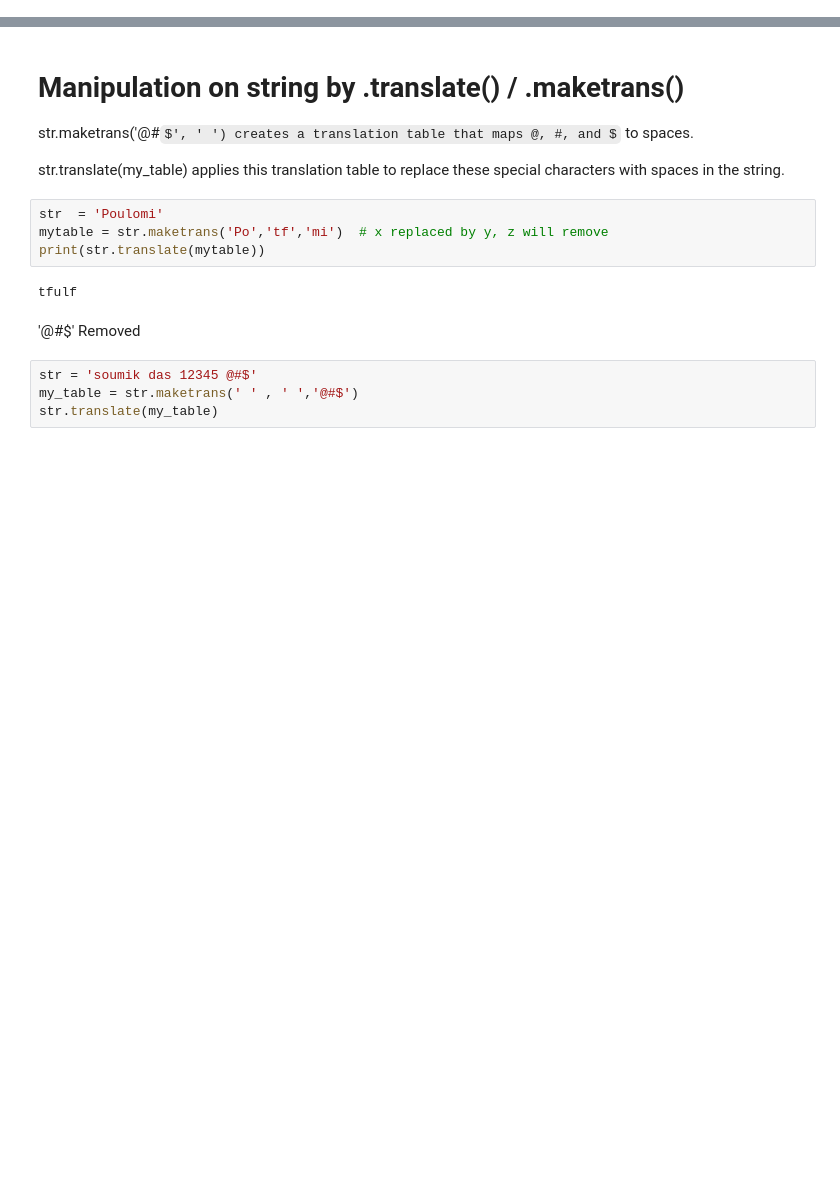
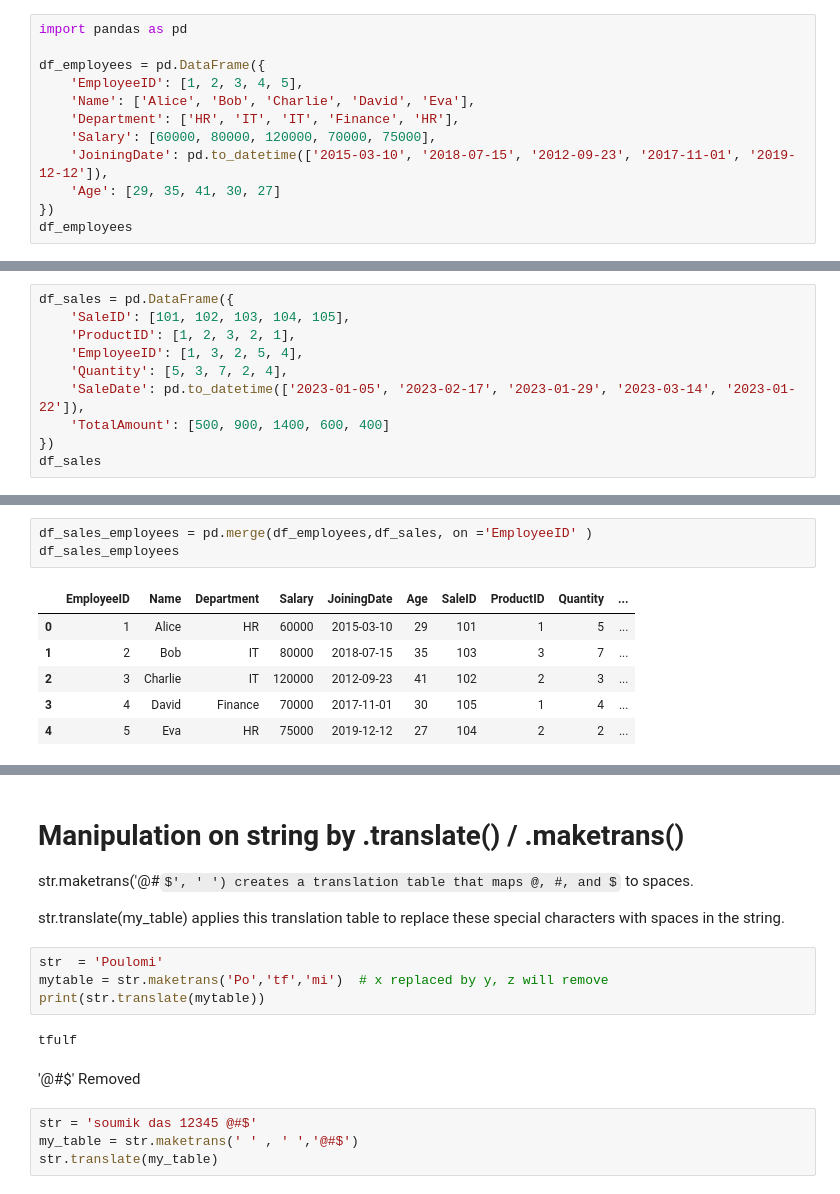
Before and after one commit to Soumikd459/0-to-hero-in-Pd, a Jupyter notebook: 0 to hero in Pd.ipynb, the cells around one changed output, grey strips where cells are left out. Drawn from its saved outputs; the diff is of its cells as text; some formulas as TeX source; blank space fills up the shorter version.

```diff
--- a/0 to hero in Pd.ipynb
+++ b/0 to hero in Pd.ipynb
@@ -0,0 +1,12 @@
+# %%
+import pandas as pd
+
+df_employees = pd.DataFrame({
+    'EmployeeID': [1, 2, 3, 4, 5],
+    'Name': ['Alice', 'Bob', 'Charlie', 'David', 'Eva'],
+    'Department': ['HR', 'IT', 'IT', 'Finance', 'HR'],
+    'Salary': [60000, 80000, 120000, 70000, 75000],
+    'JoiningDate': pd.to_datetime(['2015-03-10', '2018-07-15', '2012-09-23', '2017-11-01', '2019-12-12']),
+    'Age': [29, 35, 41, 30, 27]
+})
+df_employees
@@ -0,0 +20,10 @@
+# %%
+df_sales = pd.DataFrame({
+    'SaleID': [101, 102, 103, 104, 105],
+    'ProductID': [1, 2, 3, 2, 1],
+    'EmployeeID': [1, 3, 2, 5, 4],
+    'Quantity': [5, 3, 7, 2, 4],
+    'SaleDate': pd.to_datetime(['2023-01-05', '2023-02-17', '2023-01-29', '2023-03-14', '2023-01-22']),
+    'TotalAmount': [500, 900, 1400, 600, 400]
+})
+df_sales
@@ -0,0 +50,10 @@
+# %%
+df_sales_employees = pd.merge(df_employees,df_sales, on ='EmployeeID' )
+df_sales_employees
+# %% [output]
+|  | EmployeeID | Name | Department | Salary | JoiningDate | Age | SaleID | ProductID | Quantity | ... |
+| 0 | 1 | Alice | HR | 60000 | 2015-03-10 | 29 | 101 | 1 | 5 | ... |
+| 1 | 2 | Bob | IT | 80000 | 2018-07-15 | 35 | 103 | 3 | 7 | ... |
+| 2 | 3 | Charlie | IT | 120000 | 2012-09-23 | 41 | 102 | 2 | 3 | ... |
+| 3 | 4 | David | Finance | 70000 | 2017-11-01 | 30 | 105 | 1 | 4 | ... |
+| 4 | 5 | Eva | HR | 75000 | 2019-12-12 | 27 | 104 | 2 | 2 | ... |
```
Also changed, not shown: parts of 84 cells of this notebook.
